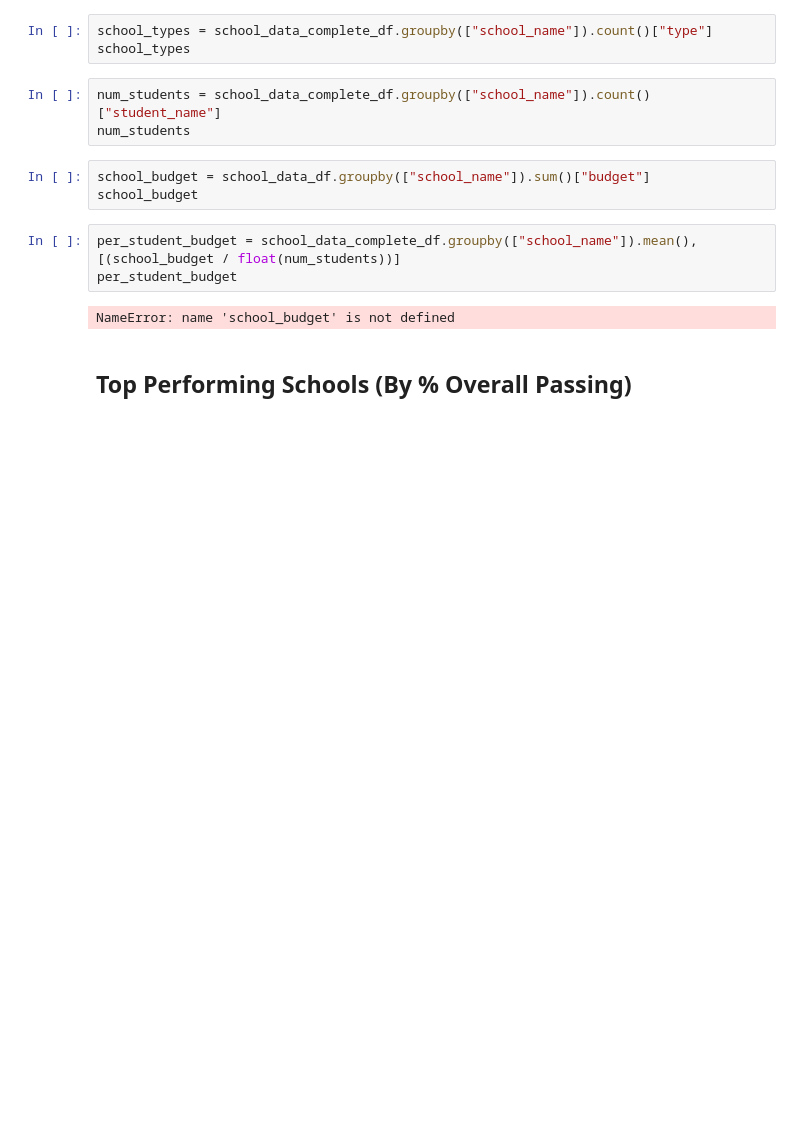
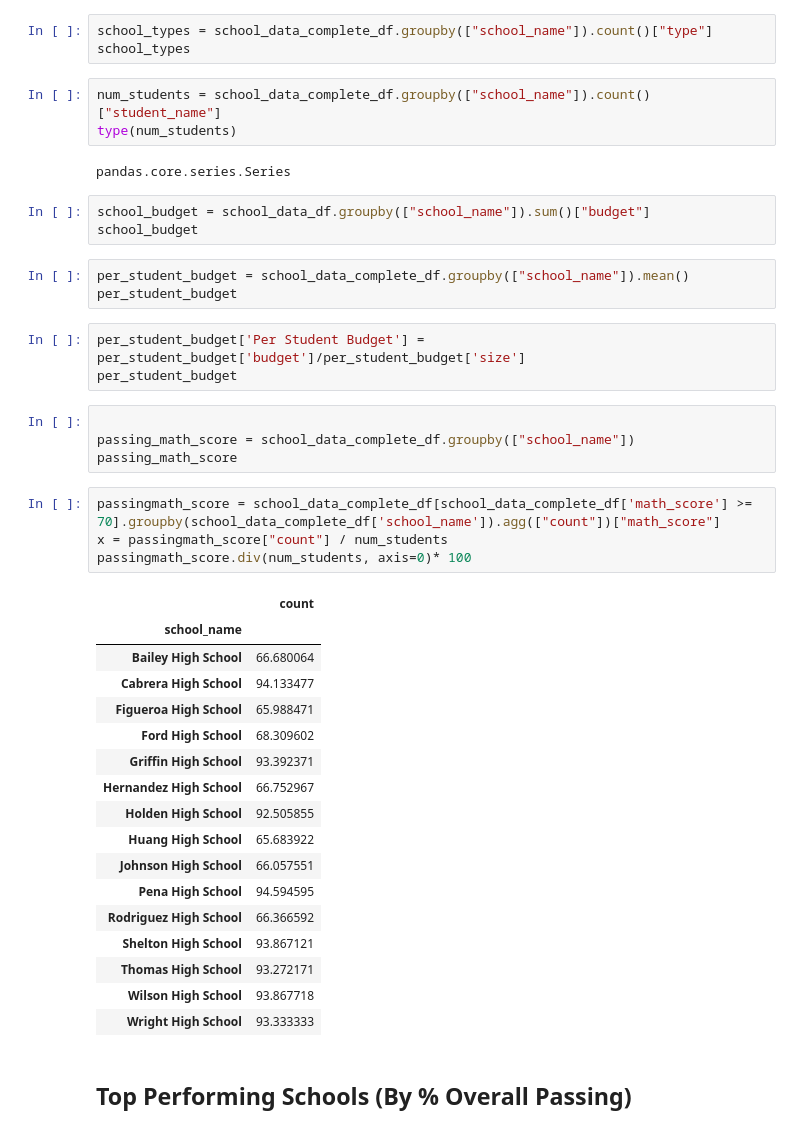
Before and after one commit to ismahanadan/PyCity-Schools-Test-Results-Analysis, a Jupyter notebook: PyCitySchools/PyCitySchools_starter.ipynb, the cells around one changed output. Saved outputs shown, nothing was run; the diff lists cells and outputs as text; blank space fills up the shorter version.

```diff
--- a/PyCitySchools/PyCitySchools_starter.ipynb
+++ b/PyCitySchools/PyCitySchools_starter.ipynb
@@ -145,15 +147,44 @@ school_types = school_data_complete_df.groupby(["school_name"]).count()["type"]
 school_types
 # %%
 num_students = school_data_complete_df.groupby(["school_name"]).count()["student_name"]
-num_students
+type(num_students)
+# %% [output]
+pandas.core.series.Series
 # %%
 school_budget = school_data_df.groupby(["school_name"]).sum()["budget"]
 school_budget
 # %%
-per_student_budget = school_data_complete_df.groupby(["school_name"]).mean(),[(school_budget / float(num_students))]
+per_student_budget = school_data_complete_df.groupby(["school_name"]).mean()
 per_student_budget
-# %% [output]
-NameError: name 'school_budget' is not defined
+# %%
+per_student_budget['Per Student Budget'] = per_student_budget['budget']/per_student_budget['size']
+per_student_budget
+# %%
+
+passing_math_score = school_data_complete_df.groupby(["school_name"])
+passing_math_score
+# %%
+passingmath_score = school_data_complete_df[school_data_complete_df['math_score'] >= 70].groupby(school_data_complete_df['school_name']).agg(["count"])["math_score"]
+x = passingmath_score["count"] / num_students
+passingmath_score.div(num_students, axis=0)* 100
+# %% [output]
+|  | count |
+| school_name |  |
+| Bailey High School | 66.680064 |
+| Cabrera High School | 94.133477 |
+| Figueroa High School | 65.988471 |
+| Ford High School | 68.309602 |
+| Griffin High School | 93.392371 |
+| Hernandez High School | 66.752967 |
+| Holden High School | 92.505855 |
+| Huang High School | 65.683922 |
+| Johnson High School | 66.057551 |
+| Pena High School | 94.594595 |
+| Rodriguez High School | 66.366592 |
+| Shelton High School | 93.867121 |
+| Thomas High School | 93.272171 |
+| Wilson High School | 93.867718 |
+| Wright High School | 93.333333 |
 # %% [markdown]
 ## Top Performing Schools (By % Overall Passing)
 # %%
```
Also changed, not shown: parts of 2 cells of this notebook.
